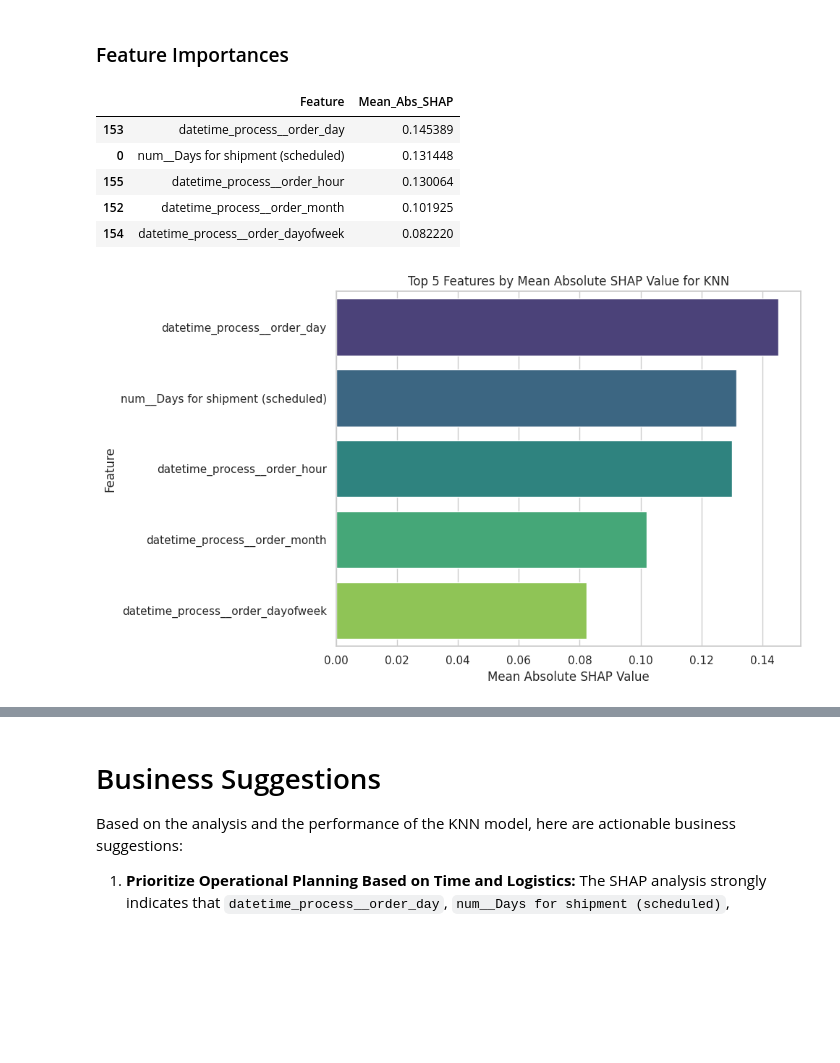
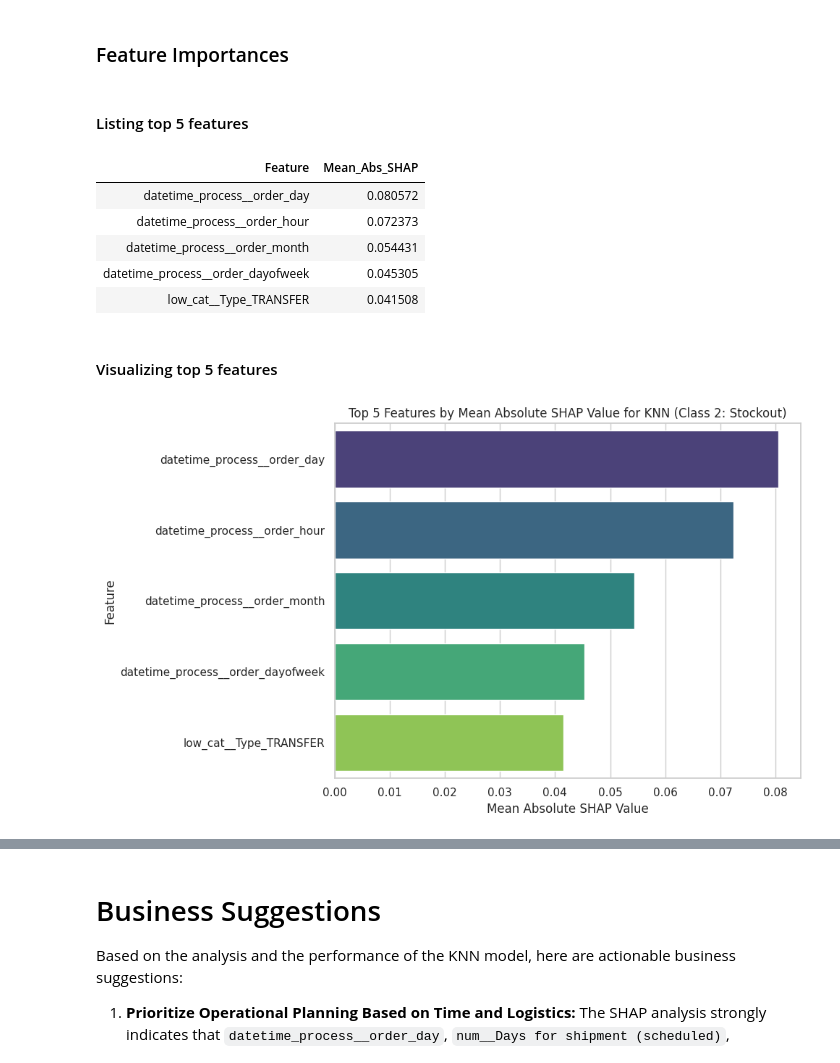
Before and after one commit to tnralakus/stockout_prediction, a Jupyter notebook: stockout_prediction.ipynb, the cells around one changed output, grey strips where cells are left out. Cells and saved outputs as stored; diff of their text form; code cells hidden in the pictures; blank space fills up the shorter version.

```diff
--- a/stockout_prediction.ipynb
+++ b/stockout_prediction.ipynb
@@ -1756,29 +1782,32 @@ shap.summary_plot(shap_values, sampled_X_test, feature_names=X_train_processed_d
 # %% [markdown]
 ### Feature Importances
 # %%
-def get_top_shap_features(shap_values, feature_names, top_n=5):
-    # Determine the SHAP values for class 1
+def get_top_shap_features(shap_values, feature_names, target_class_index=None, top_n=5):
+    # Determine the SHAP values for the target class
     if isinstance(shap_values, list):
-        # Case 1: shap_values is a list of arrays (e.g., [shap_class_0, shap_class_1])
-        if len(shap_values) == 2: # Binary classification
-            shap_values_class_1 = shap_values[1]
+        if target_class_index is not None and target_class_index < len(shap_values):
+            shap_values_target_class = shap_values[target_class_index]
+        elif len(shap_values) == 2: # Default to class 1 for binary if target_class_index not specified
+            shap_values_target_class = shap_values[1]
         else:
-            raise ValueError("Unexpected list length for shap_values in binary classification.")
-    elif isinstance(shap_values, np.ndarray) and shap_values.ndim == 3 and shap_values.shape[2] == 2:
-        # Case 2: shap_values is a 3D array (samples, features, classes), usually from KernelExplainer for binary.
-        shap_values_class_1 = shap_values[:, :, 1]
+            raise ValueError("For list of SHAP values, target_class_index must be specified for multi-class or list must be of length 2 for binary.")
+    elif isinstance(shap_values, np.ndarray) and shap_values.ndim == 3:
+        if target_class_index is not None and target_class_index < shap_values.shape[2]:
+            shap_values_target_class = shap_values[:, :, target_class_index]
+        elif shap_values.shape[2] == 2: # Default to class 1 for binary if target_class_index not specified
+            shap_values_target_class = shap_values[:, :, 1]
+        else:
+            raise ValueError(f"For 3D SHAP values, target_class_index must be specified for multi-class (shape[2]={shap_values.shape[2]}).")
     elif isinstance(shap_values, np.ndarray) and shap_values.ndim == 2:
-        # Case 3: shap_values is a 2D array (samples, features), usually from KernelExplainer for single output.
-        shap_values_class_1 = shap_values
+        shap_values_target_class = shap_values
     else:
         raise TypeError(f"Unsupported shap_values format: type={type(shap_values)}, ndim={getattr(shap_values, 'ndim', 'N/A')}, shape={getattr(shap_values, 'shape', 'N/A')}")
 
-    # Calculate the mean absolute SHAP value for each feature
-    # Ensure shap_values_class_1 is 2D (n_samples, n_features) before computing mean axis=0
-    if shap_values_class_1.ndim != 2:
-        raise ValueError(f"shap_values_class_1 must be 2-dimensional after processing, but got shape {shap_values_class_1.shape}")
+    # Ensure shap_values_target_class is 2D (n_samples, n_features) before computing mean axis=0
+    if shap_values_target_class.ndim != 2:
+        raise ValueError(f"shap_values_target_class must be 2-dimensional after processing, but got shape {shap_values_target_class.shape}")
 
-    mean_abs_shap = np.mean(np.abs(shap_values_class_1), axis=0)
+    mean_abs_shap = np.mean(np.abs(shap_values_target_class), axis=0)
 
     # Create a DataFrame for easy sorting
     feature_importance_df = pd.DataFrame({
@@ -1790,23 +1819,28 @@ def get_top_shap_features(shap_values, feature_names, top_n=5):
     feature_importance_df = feature_importance_df.sort_values(by='Mean_Abs_SHAP', ascending=False)
 
     return feature_importance_df.head(top_n)
+# %% [markdown]
+#### Listing top 5 features
+# %%
+top_features_df = get_top_shap_features(shap_values, all_column_names, target_class_index=2, top_n=5)
+display(top_features_df.sort_values(by='Mean_Abs_SHAP', ascending=False).style.hide())
+# %% [output]
+| Feature | Mean_Abs_SHAP |
+| datetime_process__order_day | 0.080572 |
+| datetime_process__order_hour | 0.072373 |
+| datetime_process__order_month | 0.054431 |
+| datetime_process__order_dayofweek | 0.045305 |
+| low_cat__Type_TRANSFER | 0.041508 |
+# %% [markdown]
+#### Visualizing top 5 features
 # %%
-#shap.summary_plot(shap_values[2], sampled_X_test, show=False)
-top_features_df = get_top_shap_features(shap_values, all_column_names, top_n=5)
-display(top_features_df)
 plt.figure(figsize=(10, 6))
 sns.barplot(x='Mean_Abs_SHAP', y='Feature', data=top_features_df, palette='viridis')
-plt.title(f'Top 5 Features by Mean Absolute SHAP Value for KNN')
+plt.title(f'Top 5 Features by Mean Absolute SHAP Value for KNN (Class 2: Stockout)')
 plt.xlabel('Mean Absolute SHAP Value')
 plt.ylabel('Feature')
 plt.tight_layout()
 plt.show()
 # %% [output]
-|  | Feature | Mean_Abs_SHAP |
-| 153 | datetime_process__order_day | 0.145389 |
-| 0 | num__Days for shipment (scheduled) | 0.131448 |
-| 155 | datetime_process__order_hour | 0.130064 |
-| 152 | datetime_process__order_month | 0.101925 |
-| 154 | datetime_process__order_dayofweek | 0.082220 |
-[figure, old version]
+[figure, new version]
 # %% [markdown]
```
Also changed, not shown: parts of 31 cells of this notebook.
